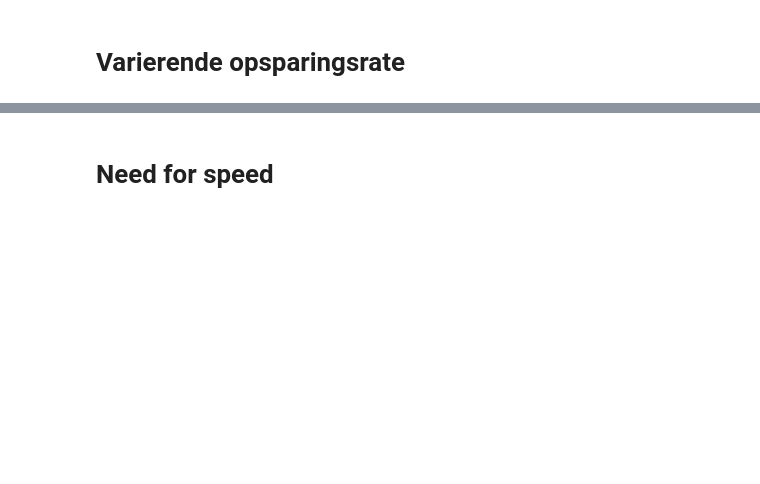
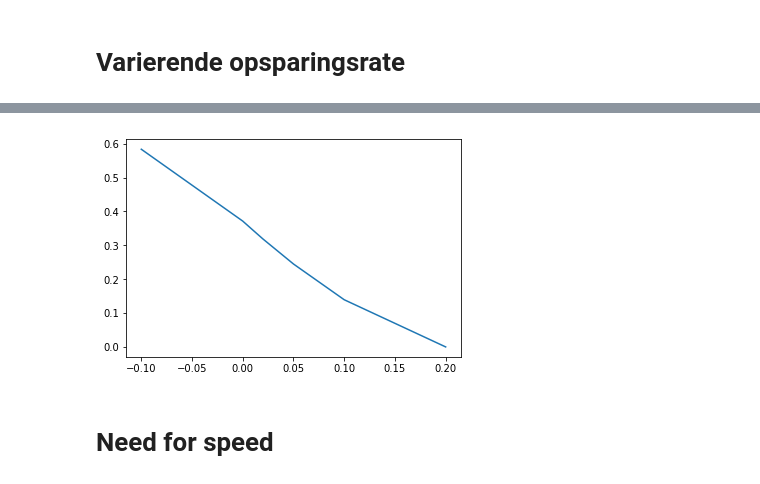
Before and after one commit to NumEconCopenhagen/projects-2019-unity, a Jupyter notebook: modelproject/modelproject/Rod/Mikro_version.ipynb, the cells around one changed output, grey strips where cells are left out. Cells and saved outputs as stored; diff of their text form; code cells hidden in the pictures; blank space fills up the shorter version.

```diff
--- a/modelproject/modelproject/Rod/Mikro_version.ipynb
+++ b/modelproject/modelproject/Rod/Mikro_version.ipynb
@@ -284,6 +291,7 @@ func.plot2(range(t),c,c_alt)
 # %%
-ks = np.linspace(0.1,100,100)
-sks1 = np.empty(100)
+n = 50
+ks = np.linspace(0.1,100,50)
+sks1 = np.empty(50)
 
 for i, k in enumerate(ks):
     sks1[i] = optimal_sks(t, b, l, beta, delta, alpha, theta, k)
@@ -292,8 +302,9 @@ func.plot(ks,sks1)
 # %%
-ks = np.linspace(1,600,50)
-sks1 = np.empty(50)
+n= 20
+ks = np.linspace(1,600,20)
+sks1 = np.empty(20)
 
 for i, k in enumerate(ks):
-    sks1[i] = optimal_sks(t, b, beta, delta, alpha, theta, k)
+    sks1[i] = optimal_sks(t, b, l, beta, delta, alpha, theta, k)
 # %%
 func.plot(ks,sks1)
@@ -300,2 +313,12 @@ func.plot(ks,sks1)
+# %%
+ns = [-0.1,0,0.01,0.02,0.05,0.1,0.2]
+sks1 = np.empty(len(ns))
+for i,n in enumerate(ns):
+    l = np.array([l0*(1+n)**i for i in range(t)])
+    sks1[i] = optimal_sks(t, b, l, beta, delta, alpha, theta, k0)
+# %%
+func.plot(ns,sks1)
+# %% [output]
+[figure, added]
 # %% [markdown]
 # Need for speed
```
Also changed, not shown: parts of 42 cells of this notebook, 3 other files.
